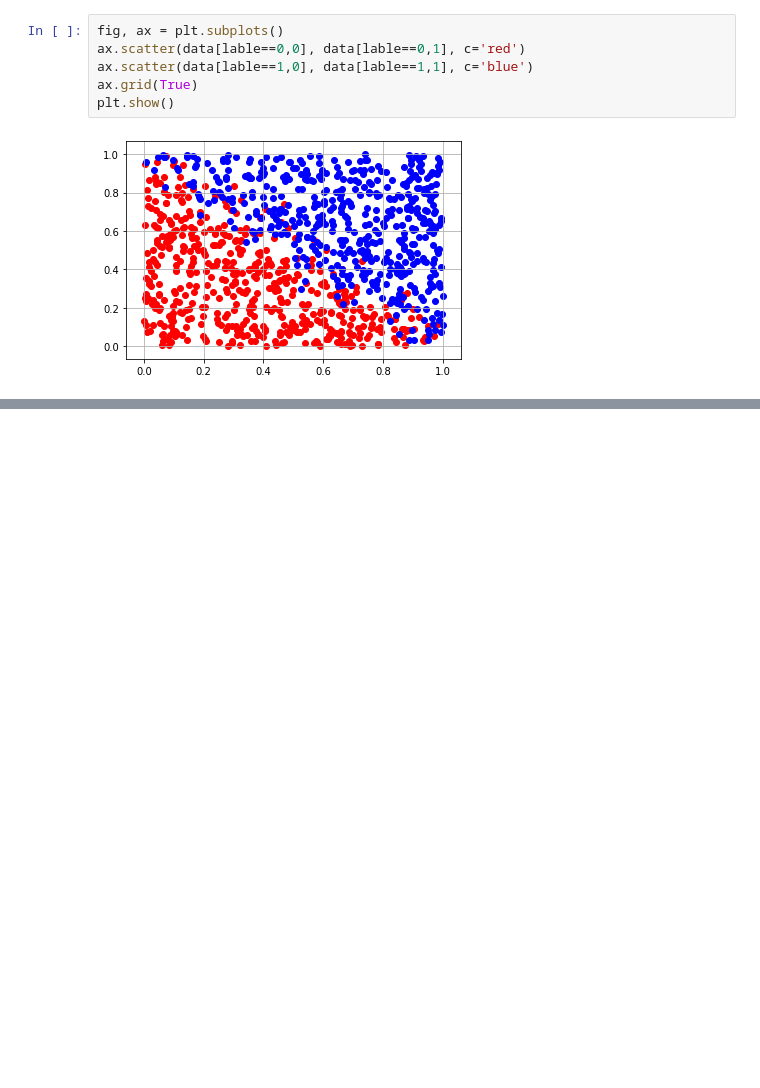
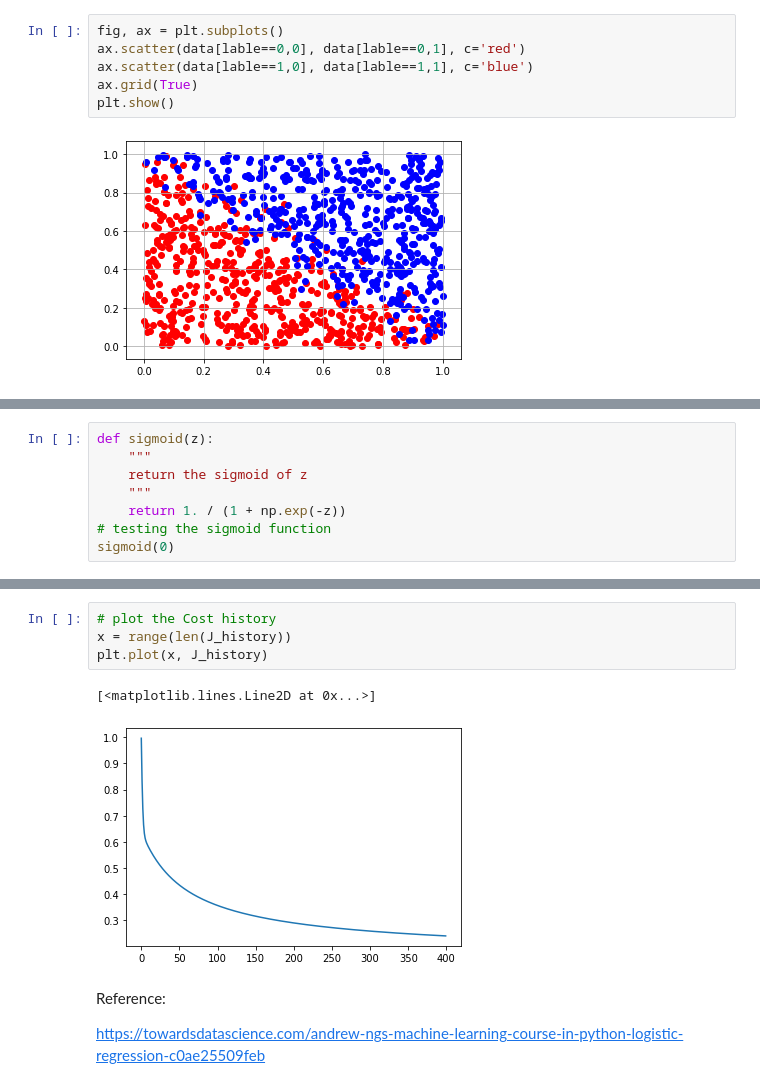
Before and after one commit to QinmengLUAN/Pandas_practice, a Jupyter notebook: Logistic_regression_Moe.ipynb, the cells around one changed output, grey strips where cells are left out. Drawn from its saved outputs; the diff is of its cells as text; blank space fills up the shorter version.

Commit message:
Logistic regression

```diff
--- a/Logistic_regression_Moe.ipynb
+++ b/Logistic_regression_Moe.ipynb
@@ -40,0 +38,8 @@ def cost_function(x,y,theta):
+# %%
+def sigmoid(z):
+    """
+    return the sigmoid of z
+    """
+    return 1. / (1 + np.exp(-z))
+# testing the sigmoid function
+sigmoid(0)
@@ -40,0 +139,11 @@ def cost_function(x,y,theta):
+# %%
+# plot the Cost history
+x = range(len(J_history))
+plt.plot(x, J_history)
+# %% [output]
+[<matplotlib.lines.Line2D at 0x...>]
+[figure, added]
+# %% [markdown]
+Reference:
+
+https://towardsdatascience.com/andrew-ngs-machine-learning-course-in-python-logistic-regression-c0ae25509feb
```
Also changed, not shown: parts of 15 cells of this notebook, 1 other file.
